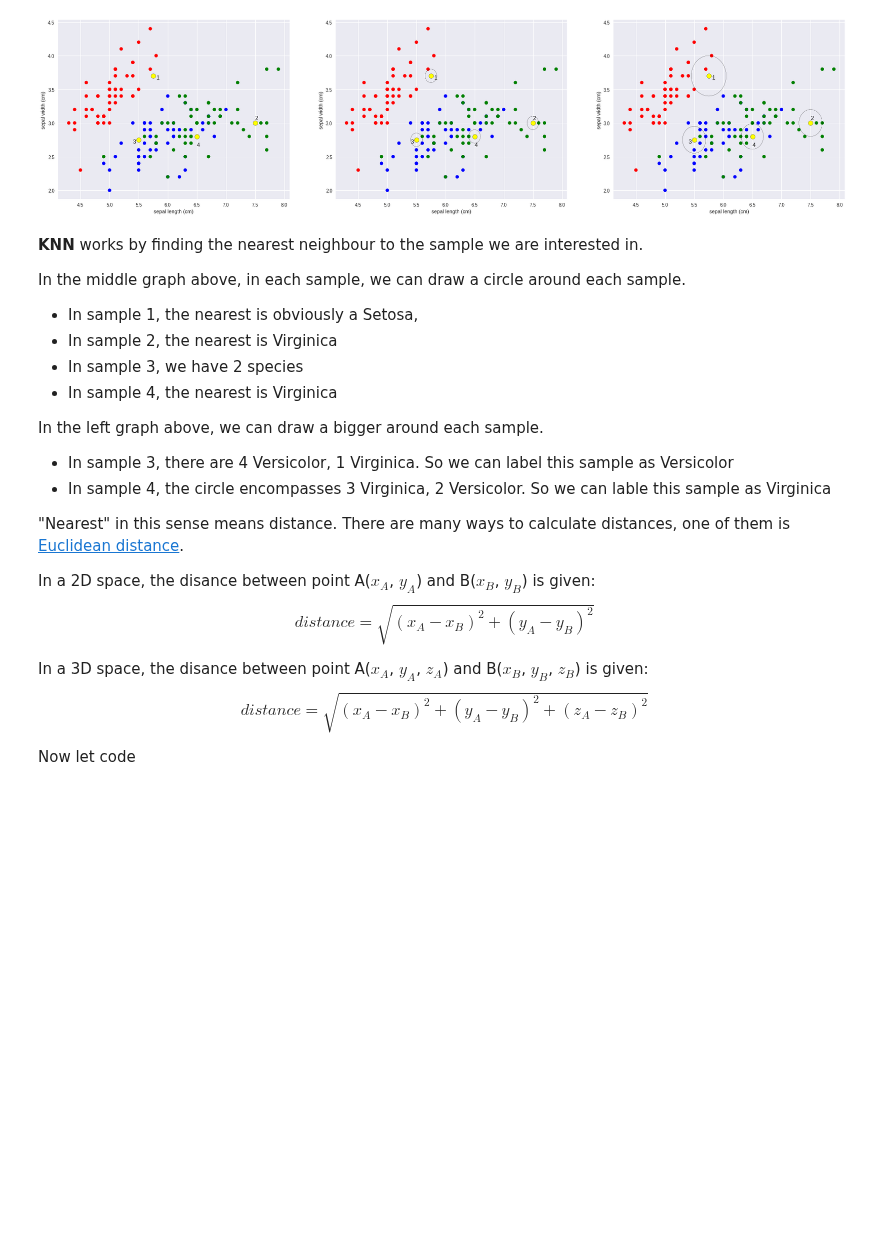
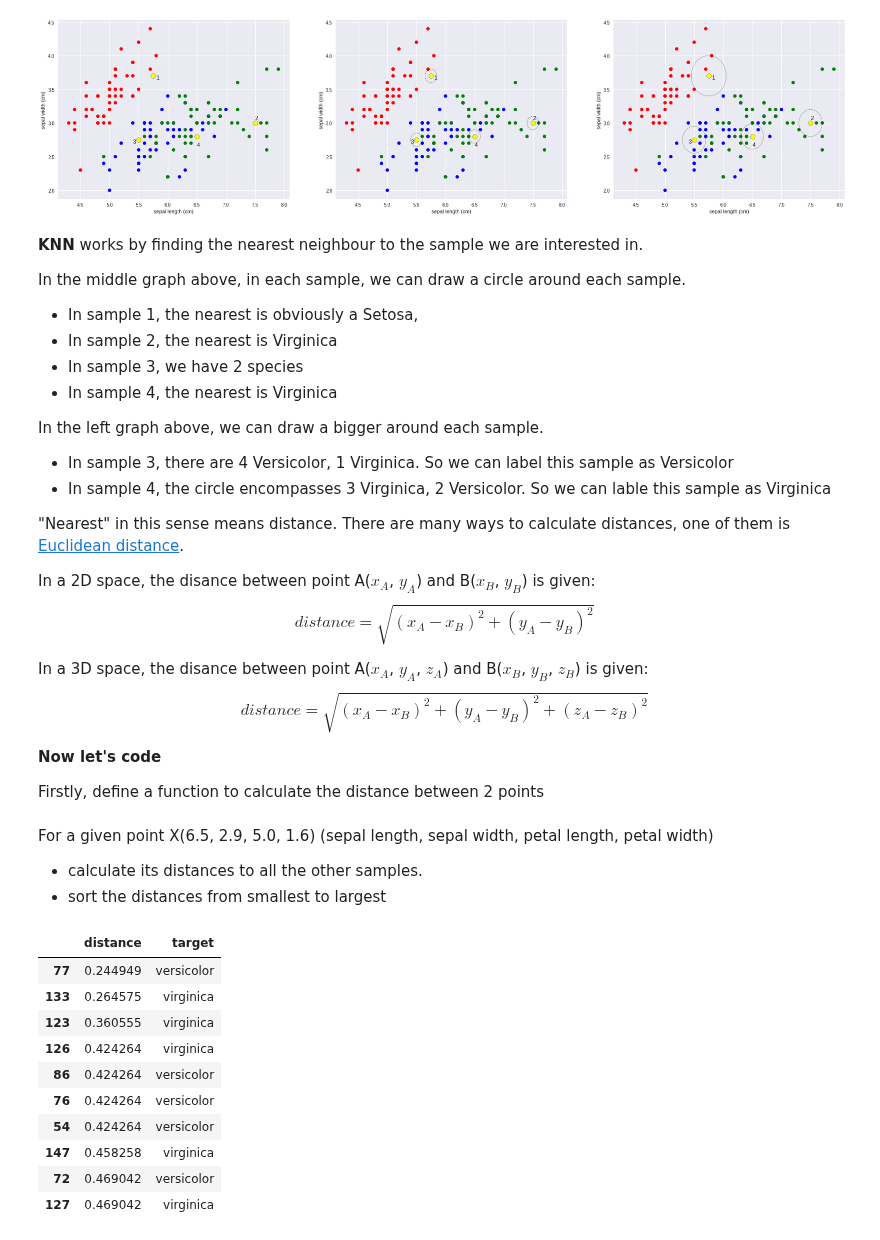
Before and after one commit to aunz/ds, a Jupyter notebook: KNN.ipynb, the cells around one changed output. Drawn from its saved outputs; the diff is of its cells as text; code cells hidden in the pictures; blank space fills up the shorter version.

```diff
--- a/KNN.ipynb
+++ b/KNN.ipynb
@@ -123,4 +123,6 @@ In a 3D space, the disance between point A($x_A$, $y_A$, $z_A$) and B($x_B$, $y_
 \ distance = \sqrt{(x_A - x_B)^2 + (y_A - y_B)^2 + (z_A - z_B)^2}
 \end{equation*}
 
-Now let code
+**Now let's code**
+
+Firstly, define a function to calculate the distance between 2 points
@@ -133,0 +129,38 @@ distance([], [])
+# %%
+def distance(A, B):
+    # compute distance between A (np.array) and B (np.array same shape to A)
+    tmp = A - B # 1, substraction
+    tmp = np.power(tmp, 2) # 2, power up
+    tmp = np.sum(tmp) # 3, sum
+    tmp = np.sqrt(tmp) # 4, sqrt
+    # tmp = np.linalg.norm(A - B) # the above 4 steps can be done using np.linalg.norm as well
+    return tmp
+# %% [markdown]
+For a given point X(6.5, 2.9, 5.0, 1.6) (sepal length, sepal width, petal length, petal width)
+- calculate its distances to all the other samples.
+- sort the distances from smallest to largest
+# %%
+x = np.array([6.5, 2.9, 5.0, 1.6]) # the point of interest, we want to predict its label
+distances = [distance(x, i) for i in iris.data] # all the distance from point X to all the samples in the iris.data
+
+# turn into dataframe for ease of display and understanding
+df = pd.DataFrame({
+    'distance': distances,
+    'target': list(map(lambda x: { 0: 'setosa', 1: 'versicolor', 2: 'virginica' }[x], iris.target))
+})
+
+# sort them and display the first 10 rows
+df.sort_values('distance', inplace=True)
+df.head(10)
+# %% [output]
+|  | distance | target |
+| 77 | 0.244949 | versicolor |
+| 133 | 0.264575 | virginica |
+| 123 | 0.360555 | virginica |
+| 126 | 0.424264 | virginica |
+| 86 | 0.424264 | versicolor |
+| 76 | 0.424264 | versicolor |
+| 54 | 0.424264 | versicolor |
+| 147 | 0.458258 | virginica |
+| 72 | 0.469042 | versicolor |
+| 127 | 0.469042 | virginica |
```
Also changed, not shown: parts of 7 cells of this notebook.
